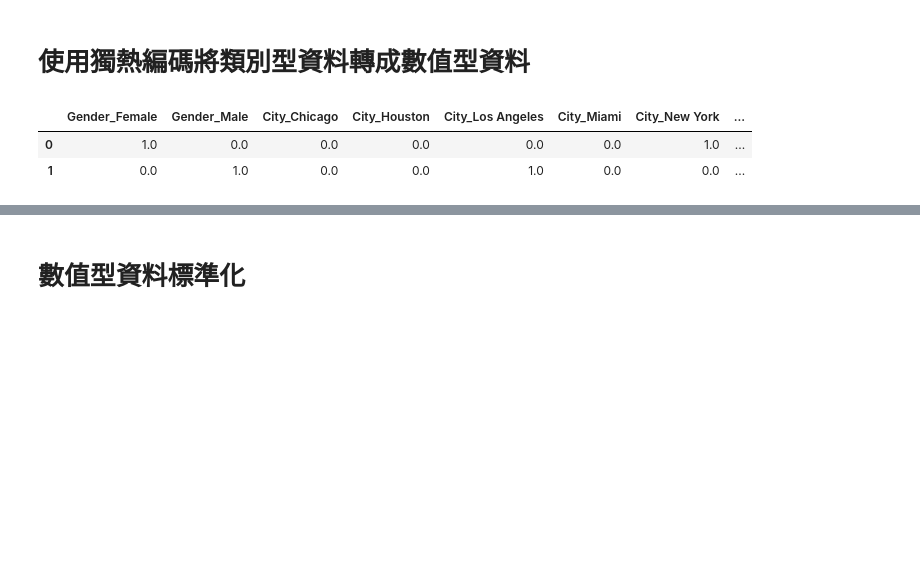
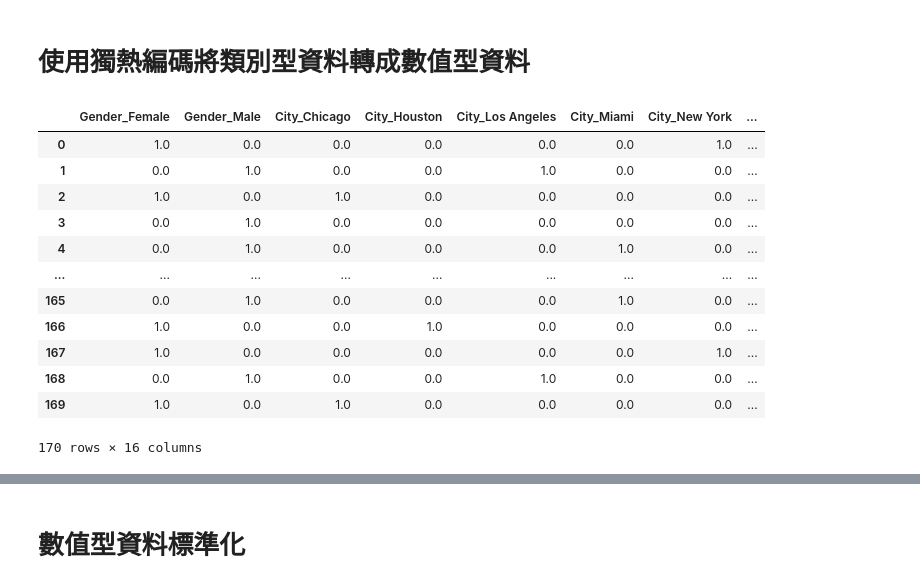
Before and after one commit to serene0215/portfolio1, a Jupyter notebook: forest tree.ipynb, the cells around one changed output, grey strips where cells are left out. Cells and saved outputs as stored; diff of their text form; code cells hidden in the pictures; blank space fills up the shorter version.

```diff
--- a/forest tree.ipynb
+++ b/forest tree.ipynb
@@ -19,0 +37,4 @@ data.head()
+# %%
+data = data.drop_duplicates(subset=['Gender', 'Age', 'City', 'Membership Type', 'Total Spend', 'Items Purchased', 'Average Rating', 'Discount Applied', 'Days Since Last Purchase', 'Satisfaction Level'])
+data = data.reset_index(drop=True)
+data
@@ -189,10 +232,20 @@ encoded_feature_names = encoder.get_feature_names_out(['Gender', 'City', 'Member
 # %%
 #使用DataFrame將轉換後的資料和特徵結合
 encoded_data = pd.DataFrame(encoded_feature, columns=encoded_feature_names)
-encoded_data.head(2)
+encoded_data
 # %% [output]
 |  | Gender_Female | Gender_Male | City_Chicago | City_Houston | City_Los Angeles | City_Miami | City_New York | ... |
 | 0 | 1.0 | 0.0 | 0.0 | 0.0 | 0.0 | 0.0 | 1.0 | ... |
 | 1 | 0.0 | 1.0 | 0.0 | 0.0 | 1.0 | 0.0 | 0.0 | ... |
+| 2 | 1.0 | 0.0 | 1.0 | 0.0 | 0.0 | 0.0 | 0.0 | ... |
+| 3 | 0.0 | 1.0 | 0.0 | 0.0 | 0.0 | 0.0 | 0.0 | ... |
+| 4 | 0.0 | 1.0 | 0.0 | 0.0 | 0.0 | 1.0 | 0.0 | ... |
+| ... | ... | ... | ... | ... | ... | ... | ... | ... |
+| 165 | 0.0 | 1.0 | 0.0 | 0.0 | 0.0 | 1.0 | 0.0 | ... |
+| 166 | 1.0 | 0.0 | 0.0 | 1.0 | 0.0 | 0.0 | 0.0 | ... |
+| 167 | 1.0 | 0.0 | 0.0 | 0.0 | 0.0 | 0.0 | 1.0 | ... |
+| 168 | 0.0 | 1.0 | 0.0 | 0.0 | 1.0 | 0.0 | 0.0 | ... |
+| 169 | 1.0 | 0.0 | 1.0 | 0.0 | 0.0 | 0.0 | 0.0 | ... |
+170 rows × 16 columns
 # %%
 #將進行完獨熱編碼的資料合併原資料集
```
Also changed, not shown: parts of 40 cells of this notebook.
